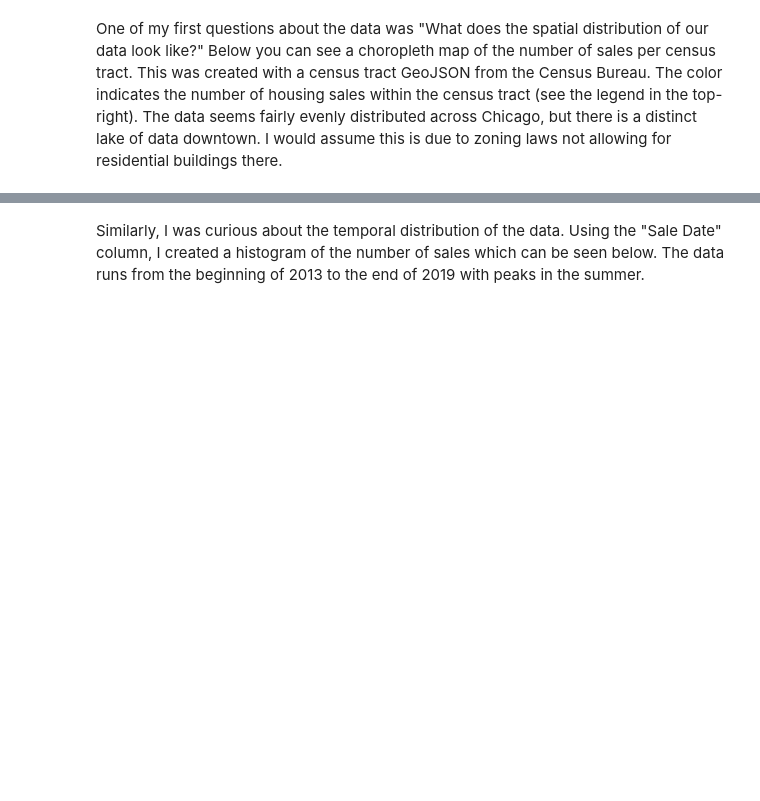
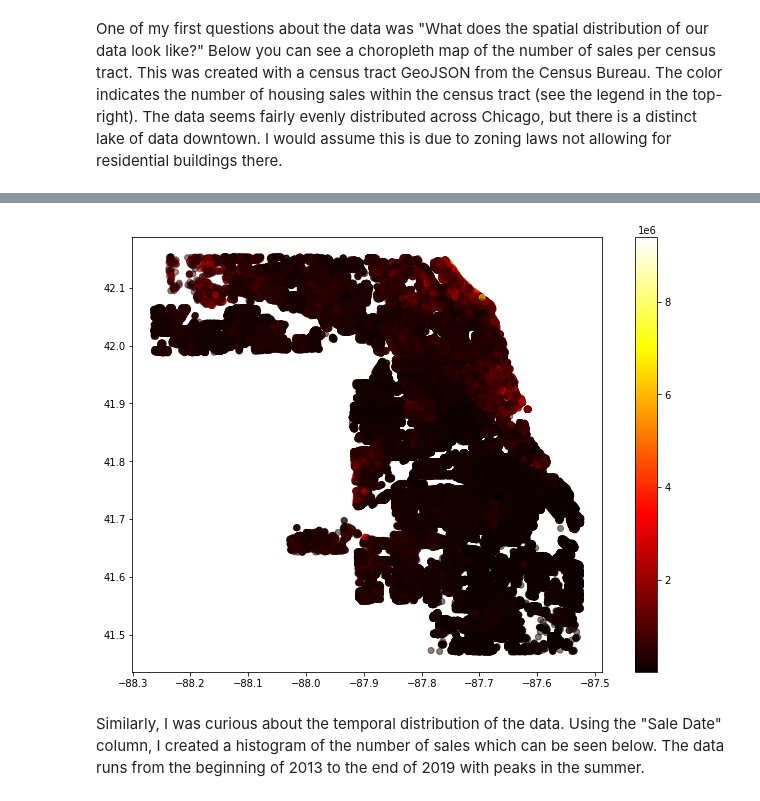
Before and after one commit to alexandermichels/ChicagoHousingModels, a Jupyter notebook: DataWrangling.ipynb, the cells around one changed output, grey strips where cells are left out. Drawn from its saved outputs; the diff is of its cells as text; code cells hidden in the pictures; blank space fills up the shorter version.

Commit message:
More visualizations, moving to server

```diff
--- a/DataWrangling.ipynb
+++ b/DataWrangling.ipynb
@@ -206,2 +207,27 @@ IFrame(src='./maps/ChicagoSales.html', width=900, height=1000)
 # %% [output]
 [interactive output not drawn]
+# %%
+chicago_sales["Census Tract"] = chicago_sales["Census Tract"].astype(int)
+tract_counts = chicago_sales.groupby("Census Tract")["Sale Price"].mean()
+tract_counts = tract_counts.to_frame()
+tract_counts["Census Tract"] = tract_counts.index.astype(str)
+
+m = folium.Map(zoom_start=10, location=[41.88, -87.6])
+geo_path = "./data/geodata/Illinois_CensusTract.geojson"
+
+folium.Choropleth(
+ geo_data=geo_path,
+ data=tract_counts,
+ columns=['Census Tract', "Sale Price"],
+ key_on='feature.properties.TRACTCE',
+ nan_fill_color='grey',
+ nan_fill_opacity=0.1,
+ fill_color='BuPu',
+ fill_opacity=0.85,
+ line_opacity=0.5,
+ legend_name="Mean Sale Price per Census Tract"
+).add_to(m)
+m.save('./maps/ChicagoSalePrice.html')
+
+
+IFrame(src='./maps/ChicagoSalePrice.html', width=900, height=1000)
@@ -208,3 +236,11 @@ IFrame(src='./maps/ChicagoSales.html', width=900, height=1000)
+# %%
+gdf = gpd.GeoDataFrame(
+    chicago_sales, geometry=gpd.points_from_xy(chicago_sales.Longitude, chicago_sales.Latitude))
+
+gdf.plot(column="Sale Price", cmap="hot", alpha=0.5, legend=True, figsize=(12,8))
+plt.show()
+# %% [output]
+[figure, added]
 # %% [markdown]
 Similarly, I was curious about the temporal distribution of the data. Using the "Sale Date" column, I created a histogram of the number of sales which can be seen below. The data runs from the beginning of 2013 to the end of 2019 with peaks in the summer.
 # %%
```
Also changed, not shown: parts of 10 cells of this notebook, 5 other files.
